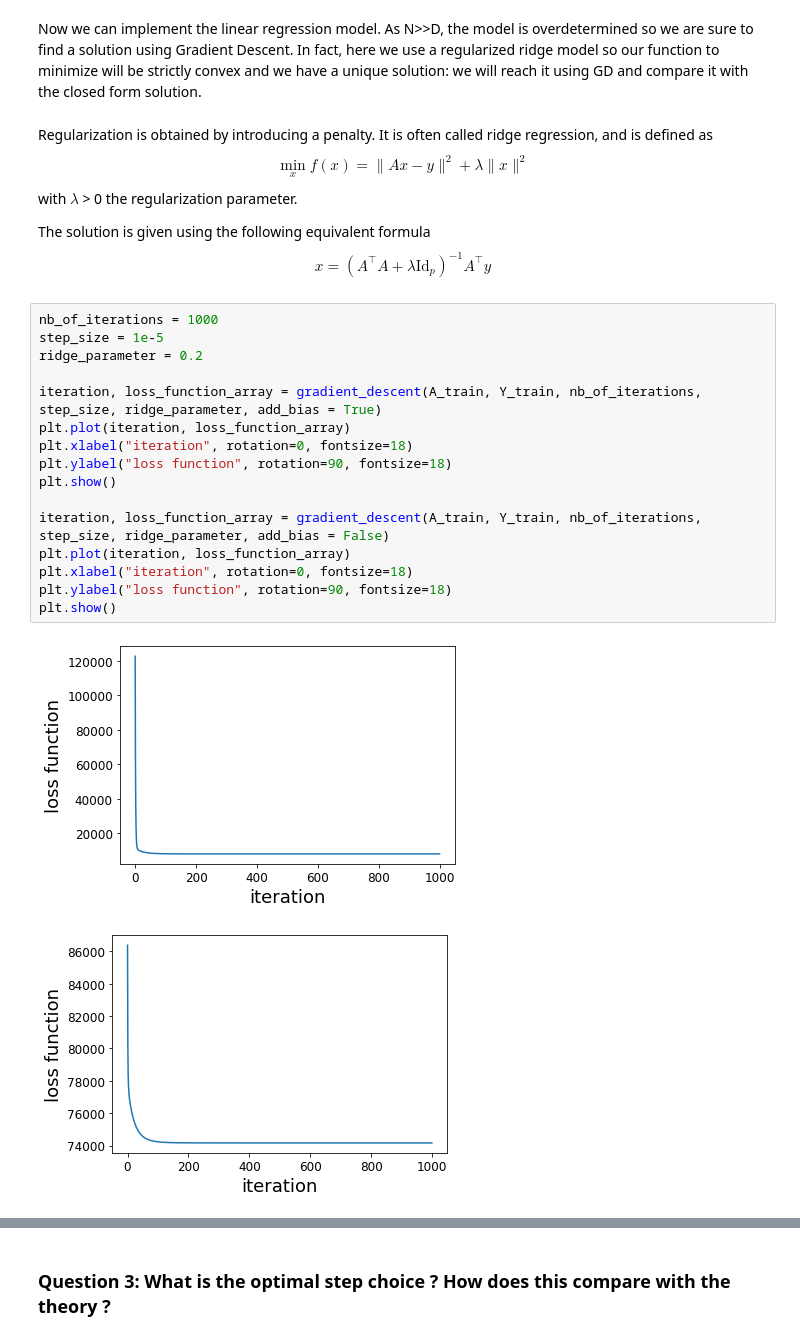
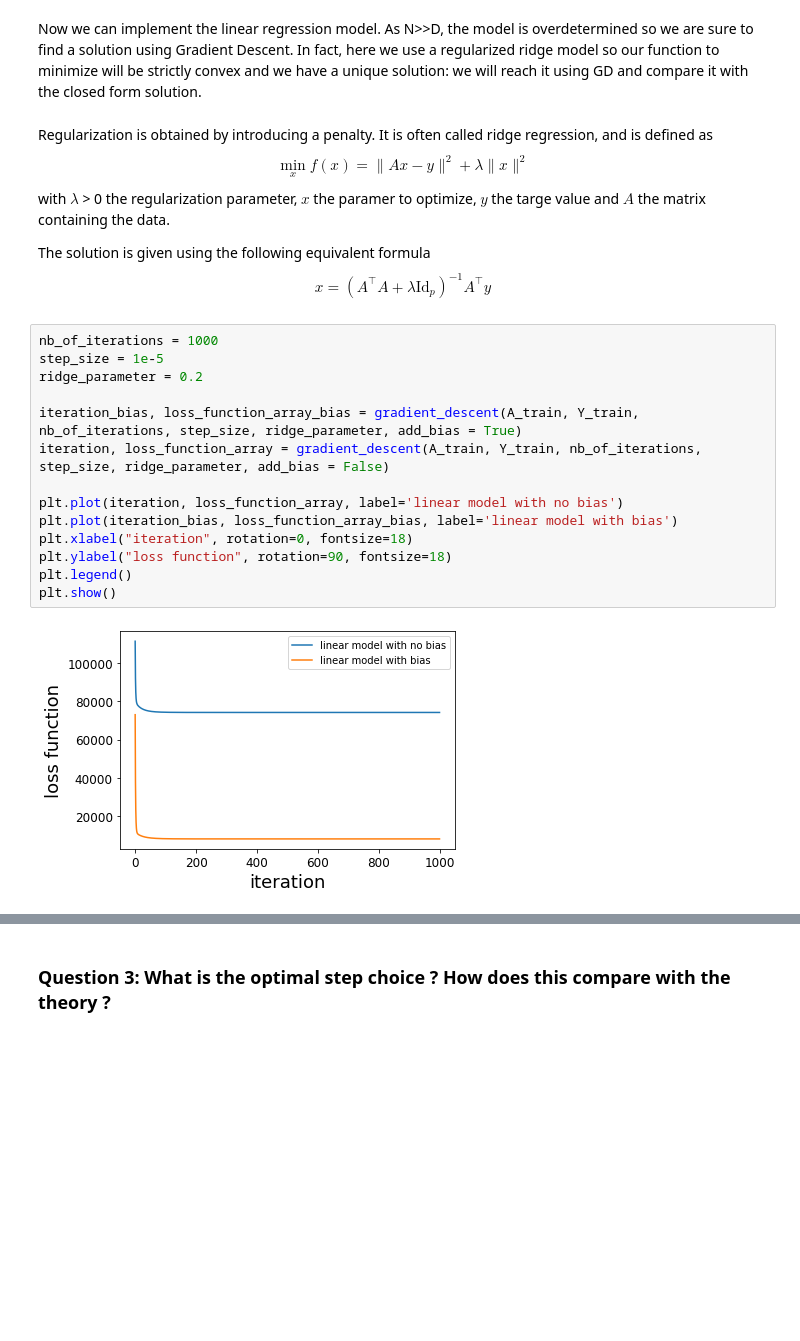
Before and after one commit to kunschg/Optimization-for-ML-, a Jupyter notebook: Part1-gradient-descent.ipynb, the cells around one changed output, grey strips where cells are left out. Cells and saved outputs as stored; diff of their text form; blank space fills up the shorter version.

```diff
--- a/Part1-gradient-descent.ipynb
+++ b/Part1-gradient-descent.ipynb
@@ -102,26 +100,23 @@ A_train, Y_train, A_test, Y_test = get_train_test_datasets(A_shuffled, Y_shuffle
 # %% [markdown]
 Now we can implement the linear regression model. As N>>D, the model is overdetermined so we are sure to find a solution using Gradient Descent. In fact, here we use a regularized ridge model so our function to minimize will be strictly convex and we have a unique solution: we will reach it using GD and compare it with the closed form solution.
 # %% [markdown]
-Regularization is obtained by introducing a penalty. It is often called ridge regression, and is defined as $$ \min_{x} f(x) = \lVert Ax-y \rVert  ^2+\lambda \lVert x \rVert^2$$ with $\lambda$ > 0 the regularization parameter.
+Regularization is obtained by introducing a penalty. It is often called ridge regression, and is defined as $$ \min_{x} f(x) = \lVert Ax-y \rVert  ^2+\lambda \lVert x \rVert^2$$ with $\lambda$ > 0 the regularization parameter, $x$ the paramer to optimize, $y$ the targe value and $A$ the matrix containing the data.
 
 The solution is given using the following equivalent formula $$ x = (A^\top A + \lambda \text{Id}_p )^{-1} A^\top y $$
 # %%
 nb_of_iterations = 1000
 step_size = 1e-5
 ridge_parameter = 0.2
 
-iteration, loss_function_array = gradient_descent(A_train, Y_train, nb_of_iterations, step_size, ridge_parameter, add_bias = True)
-plt.plot(iteration, loss_function_array)
+iteration_bias, loss_function_array_bias = gradient_descent(A_train, Y_train, nb_of_iterations, step_size, ridge_parameter, add_bias = True)
+iteration, loss_function_array = gradient_descent(A_train, Y_train, nb_of_iterations, step_size, ridge_parameter, add_bias = False)
+
+plt.plot(iteration, loss_function_array, label='linear model with no bias')
+plt.plot(iteration_bias, loss_function_array_bias, label='linear model with bias')
 plt.xlabel("iteration", rotation=0, fontsize=18)
 plt.ylabel("loss function", rotation=90, fontsize=18)
+plt.legend()
 plt.show()
-
-iteration, loss_function_array = gradient_descent(A_train, Y_train, nb_of_iterations, step_size, ridge_parameter, add_bias = False)
-plt.plot(iteration, loss_function_array)
-plt.xlabel("iteration", rotation=0, fontsize=18)
-plt.ylabel("loss function", rotation=90, fontsize=18)
-plt.show()
 # %% [output]
-[figure, old version]
+[figure, new version]
-[figure, removed]
 # %% [markdown]
```
Also changed, not shown: parts of 22 cells of this notebook, 1 other file.
